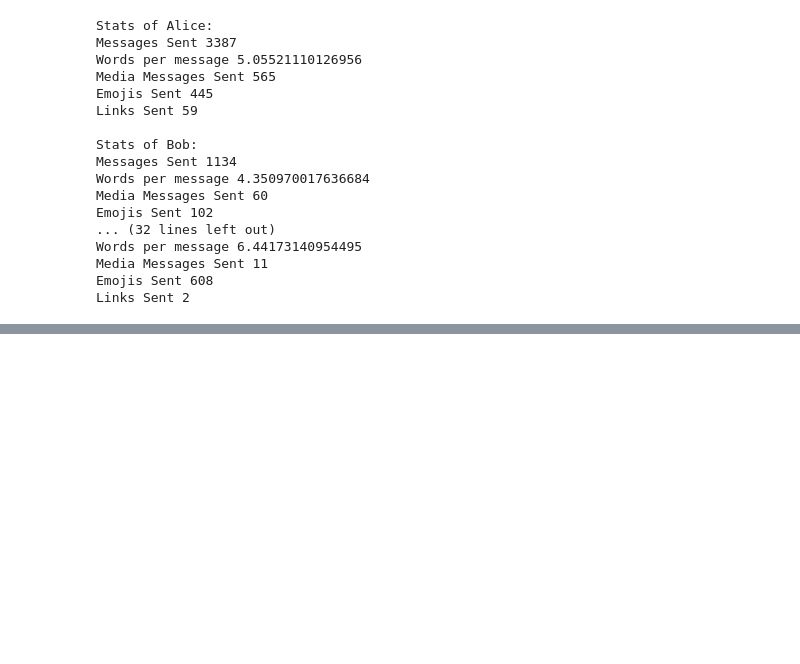
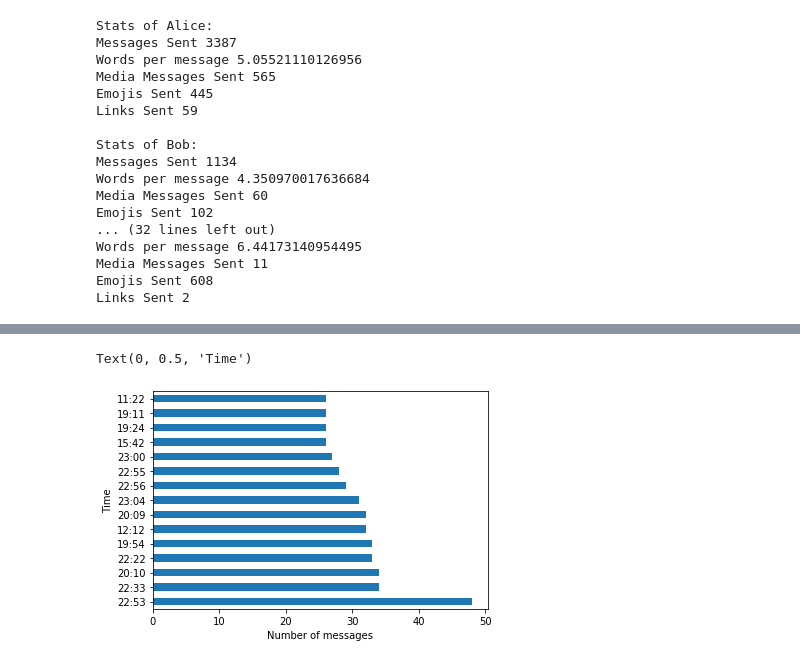
Before and after one commit to RogerCaritjCosta/DataScience, a Jupyter notebook: WhatsApp Data Analysis/Script.ipynb, the cells around one changed output, grey strips where cells are left out. Saved outputs shown, nothing was run; the diff lists cells and outputs as text; code cells hidden in the pictures; blank space fills up the shorter version.

```diff
--- a/WhatsApp Data Analysis/Script.ipynb
+++ b/WhatsApp Data Analysis/Script.ipynb
@@ -171,0 +261,8 @@ fig.show()
+# %%
+#Messages per hour
+messages_df['Time'].value_counts().head(15).plot.barh()
+plt.xlabel('Number of messages')
+plt.ylabel('Time')
+# %% [output]
+Text(0, 0.5, 'Time')
+[figure, added]
```
Also changed, not shown: parts of 17 cells of this notebook, 2 other files.
